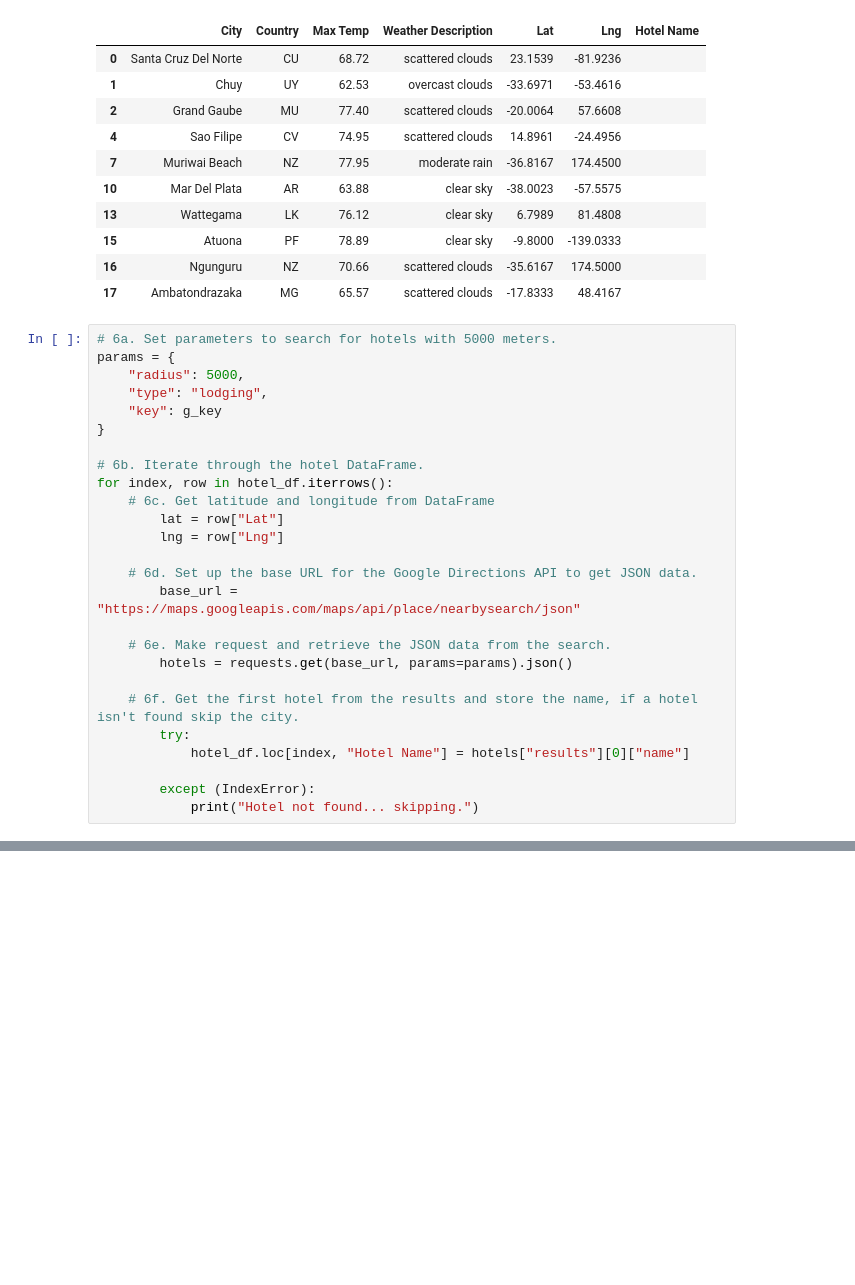
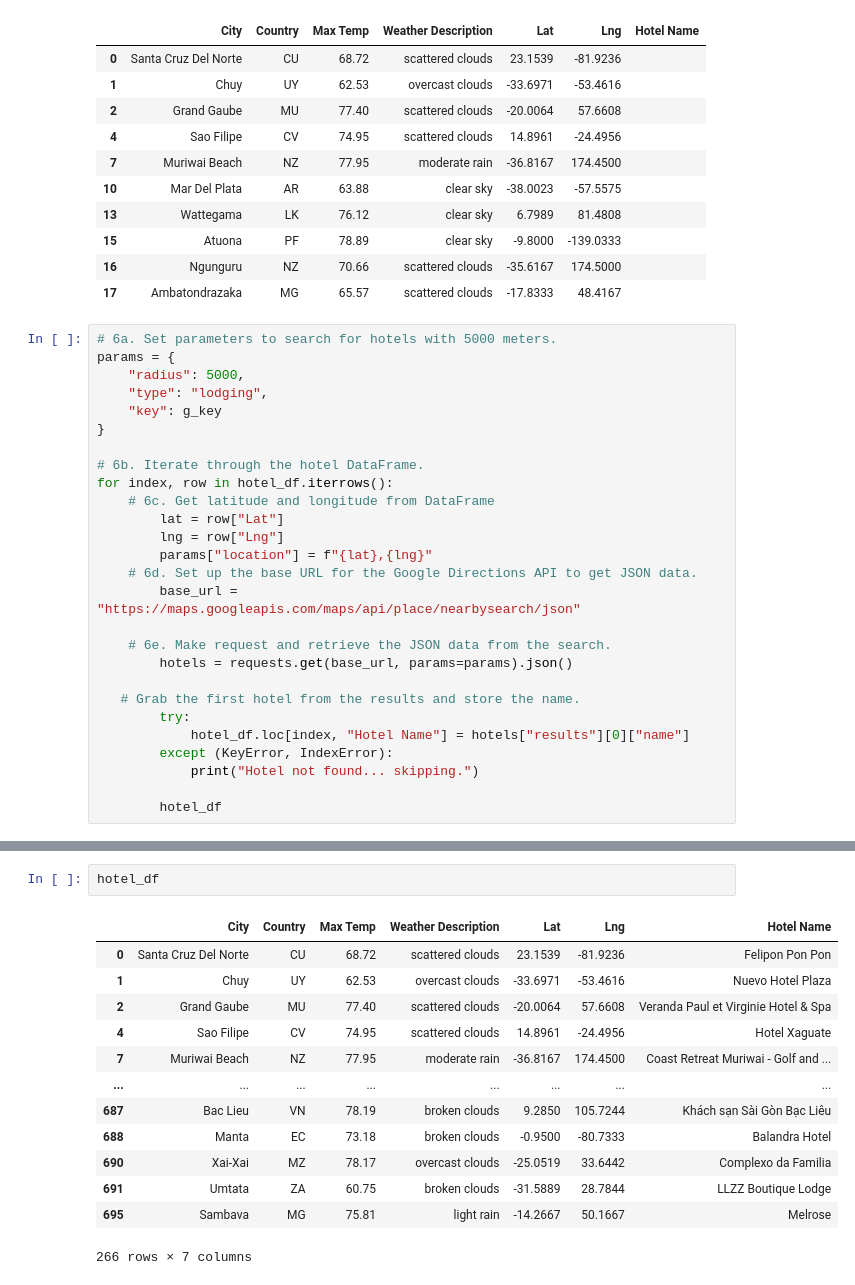
Before and after one commit to l-javier-garcia/World_Weather_Analysis, a Jupyter notebook: Vacation Search/Vacation_Search.ipynb, the cells around one changed output, grey strips where cells are left out. Saved outputs shown, nothing was run; the diff lists cells and outputs as text; blank space fills up the shorter version.

```diff
--- a/Vacation Search/Vacation_Search.ipynb
+++ b/Vacation Search/Vacation_Search.ipynb
@@ -111,19 +111,20 @@ for index, row in hotel_df.iterrows():
     # 6c. Get latitude and longitude from DataFrame
         lat = row["Lat"]
         lng = row["Lng"]
-
+        params["location"] = f"{lat},{lng}"
     # 6d. Set up the base URL for the Google Directions API to get JSON data.
         base_url = "https://maps.googleapis.com/maps/api/place/nearbysearch/json"
 
     # 6e. Make request and retrieve the JSON data from the search.
         hotels = requests.get(base_url, params=params).json()
 
-    # 6f. Get the first hotel from the results and store the name, if a hotel isn't found skip the city.
+   # Grab the first hotel from the results and store the name.
         try:
             hotel_df.loc[index, "Hotel Name"] = hotels["results"][0]["name"]
+        except (KeyError, IndexError):
+            print("Hotel not found... skipping.")
 
-        except (IndexError):
-            print("Hotel not found... skipping.")
+        hotel_df
 # %% [output]
 Hotel not found... skipping.
 Hotel not found... skipping.
@@ -136,2 +148,18 @@ KeyboardInterrupt:
+# %%
+hotel_df
+# %% [output]
+|  | City | Country | Max Temp | Weather Description | Lat | Lng | Hotel Name |
+| 0 | Santa Cruz Del Norte | CU | 68.72 | scattered clouds | 23.1539 | -81.9236 | Felipon Pon Pon |
+| 1 | Chuy | UY | 62.53 | overcast clouds | -33.6971 | -53.4616 | Nuevo Hotel Plaza |
+| 2 | Grand Gaube | MU | 77.40 | scattered clouds | -20.0064 | 57.6608 | Veranda Paul et Virginie Hotel & Spa |
+| 4 | Sao Filipe | CV | 74.95 | scattered clouds | 14.8961 | -24.4956 | Hotel Xaguate |
+| 7 | Muriwai Beach | NZ | 77.95 | moderate rain | -36.8167 | 174.4500 | Coast Retreat Muriwai - Golf and ... |
+| ... | ... | ... | ... | ... | ... | ... | ... |
+| 687 | Bac Lieu | VN | 78.19 | broken clouds | 9.2850 | 105.7244 | Khách sạn Sài Gòn Bạc Liêu |
+| 688 | Manta | EC | 73.18 | broken clouds | -0.9500 | -80.7333 | Balandra Hotel |
+| 690 | Xai-Xai | MZ | 78.17 | overcast clouds | -25.0519 | 33.6442 | Complexo da Familia |
+| 691 | Umtata | ZA | 60.75 | broken clouds | -31.5889 | 28.7844 | LLZZ Boutique Lodge |
+| 695 | Sambava | MG | 75.81 | light rain | -14.2667 | 50.1667 | Melrose |
+266 rows × 7 columns
 # %%
 # 7. Drop the rows where there is no Hotel Name.
```
Also changed, not shown: parts of 8 cells of this notebook, 1 other file.
